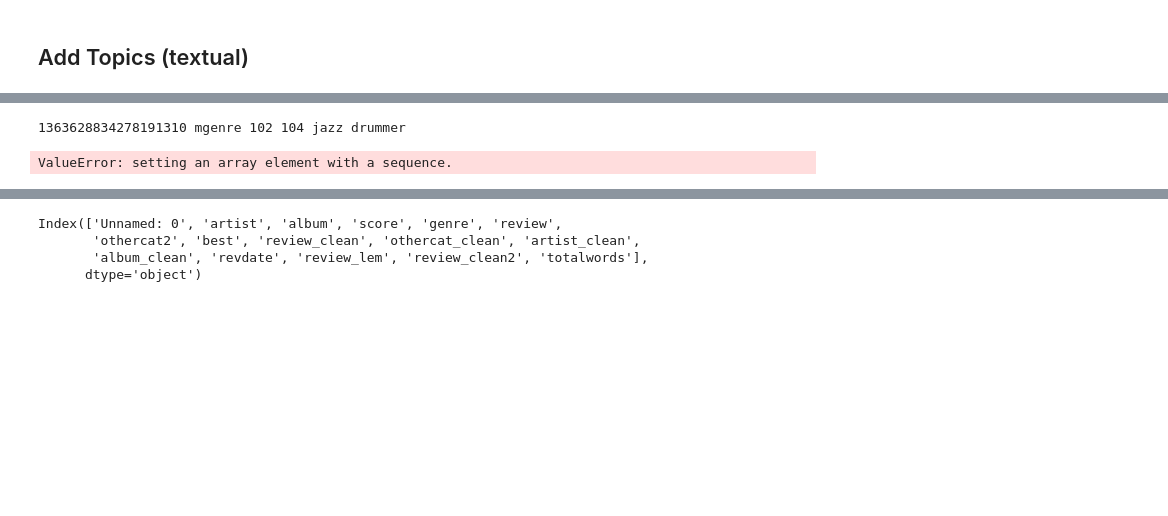
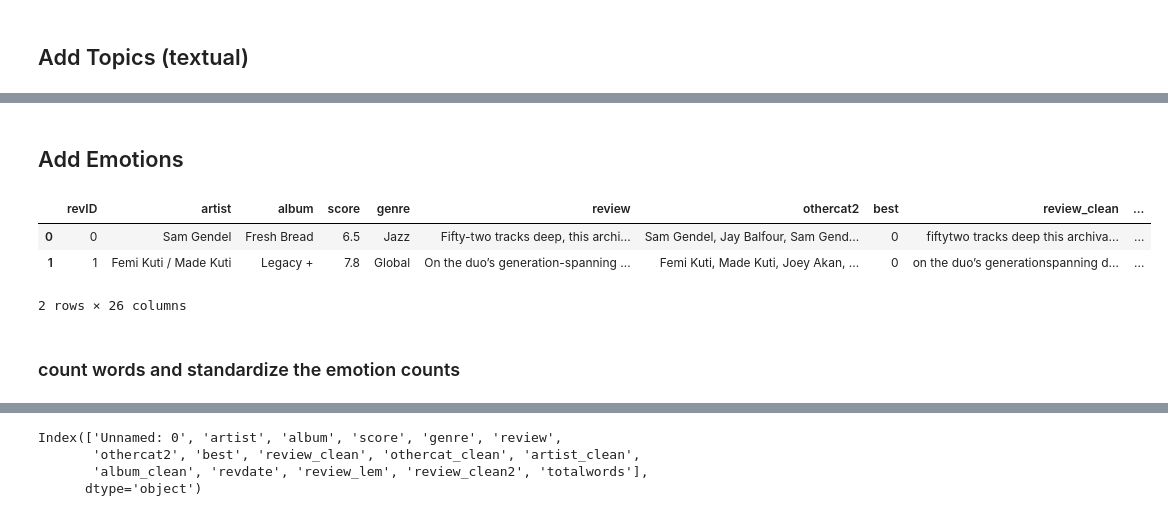
Before and after one commit to chan-chris/Metis_proj5, a Jupyter notebook: pgms/01_pitchfork_review_analysis.ipynb, the cells around one changed output, grey strips where cells are left out. Saved outputs shown, nothing was run; the diff lists cells and outputs as text; code cells hidden in the pictures; blank space fills up the shorter version.

```diff
--- a/pgms/01_pitchfork_review_analysis.ipynb
+++ b/pgms/01_pitchfork_review_analysis.ipynb
@@ -1147,7 +1165,0 @@ matched_phrases
-# %%
-for match_id, start, end in matched_phrases:
-    string_id = nlp.vocab.strings[match_id]
-    span = sentence[start:end]
-    print(match_id, string_id, start, end, span.text)
-# %% [output]
-1363628834278191310 mgenre 102 104 jazz drummer
@@ -1163,3 +1166,5 @@ finder.nbest(bigram_measures.pmi, 10)  # from the Old English text of Beowulf
+# %% [markdown]
+## Add Emotions
 # %%
 import pandas as pd
 from nltk import word_tokenize
@@ -1171,7 +1176,7 @@ import requests
 
 from tqdm import tqdm
 
-def text_genre(df, column):
+def text_emotion(df, column):
     '''
     Takes a DataFrame and a specified column of text and adds 10 columns to the
     DataFrame for each of the 10 emotions in the NRC Emotion Lexicon, with each
@@ -1180,36 +1185,46 @@ def text_genre(df, column):
     OUTPUT: the original DataFrame with ten new columns
     '''
 
-    df_genre_copy = df.copy()
-    df_genre_copy.head()
+    df_emo = df.copy()
 
-    filepath = ('../data/mbrainz_genres.txt')
-    genrelex_df = pd.read_csv(filepath,
-                            names=["word", "genre", "association"],
+    filepath = ('../data/NRC-Emotion-Lexicon-Wordlevel-v0.92.txt')
+    emolex_df = pd.read_csv(filepath,
+                            names=["word", "emotion", "association"],
                             sep='\t')
-    genrelex_words = genrelex_df.pivot(index='word',
-                                   columns='genre',
+    emolex_words = emolex_df.pivot(index='word',
+                                   columns='emotion',
                                    values='association').reset_index()
-    genre = genrelex_words.columns.drop('word')
-    genre_df = pd.DataFrame(0, index=df.index, columns=genre)
+    emotions = emolex_words.columns.drop('word')
+    emo_df = pd.DataFrame(0, index=df.index, columns=emotions)
 
     stemmer = SnowballStemmer("english")
 
-    with tqdm(total=len(list(df_genre_copy.iterrows()))) as pbar:
-        for i, row in df_genre_copy.iterrows():
+
+    book = ''
+    chapter = ''
+
+    with tqdm(total=len(list(df_emo.iterrows()))) as pbar:
+        for i, row in df_emo.iterrows():
             pbar.update(1)
-            document = word_tokenize(df_genre_copy.loc[i][column])
+            document = word_tokenize(df_emo.loc[i][column])
             for word in document:
                 word = stemmer.stem(word.lower())
-                genre_score = genrelex_words[genrelex_words.word == word]
-                if not genre_score.empty:
-                    for genre in list(genre):
-                        genre_df.at[i, genre] += genre_score[genre]
+                emo_score = emolex_words[emolex_words.word == word]
+                if not emo_score.empty:
+                    for emotion in list(emotions):
+                        emo_df.at[i, emotion] += emo_score[emotion]
 
-    df_genre_copy = pd.concat([df_genre_copy, genre_df], axis=1)
+    df_emo = pd.concat([df_emo, emo_df], axis=1)
 
-    return df_genre_copy
+    return df_emo
 # %%
-df_genre = text_genre(df, 'review_lem')
+df_emo2 = text_emotion(df, 'review_lem')
-# %% [output]
-ValueError: setting an array element with a sequence.
+# %%
+df_emo2.head(2)
+# %% [output]
+|  | revID | artist | album | score | genre | review | othercat2 | best | review_clean | ... |
+| 0 | 0 | Sam Gendel | Fresh Bread | 6.5 | Jazz | Fifty-two tracks deep, this archi... | Sam Gendel, Jay Balfour, Sam Gend... | 0 | fiftytwo tracks deep this archiva... | ... |
+| 1 | 1 | Femi Kuti / Made Kuti | Legacy + | 7.8 | Global | On the duo’s generation-spanning ... | Femi Kuti, Made Kuti, Joey Akan, ... | 0 | on the duo’s generationspanning d... | ... |
+2 rows × 26 columns
+# %% [markdown]
+### count words and standardize the emotion counts
```
Also changed, not shown: parts of 26 cells of this notebook, 2 other files.
